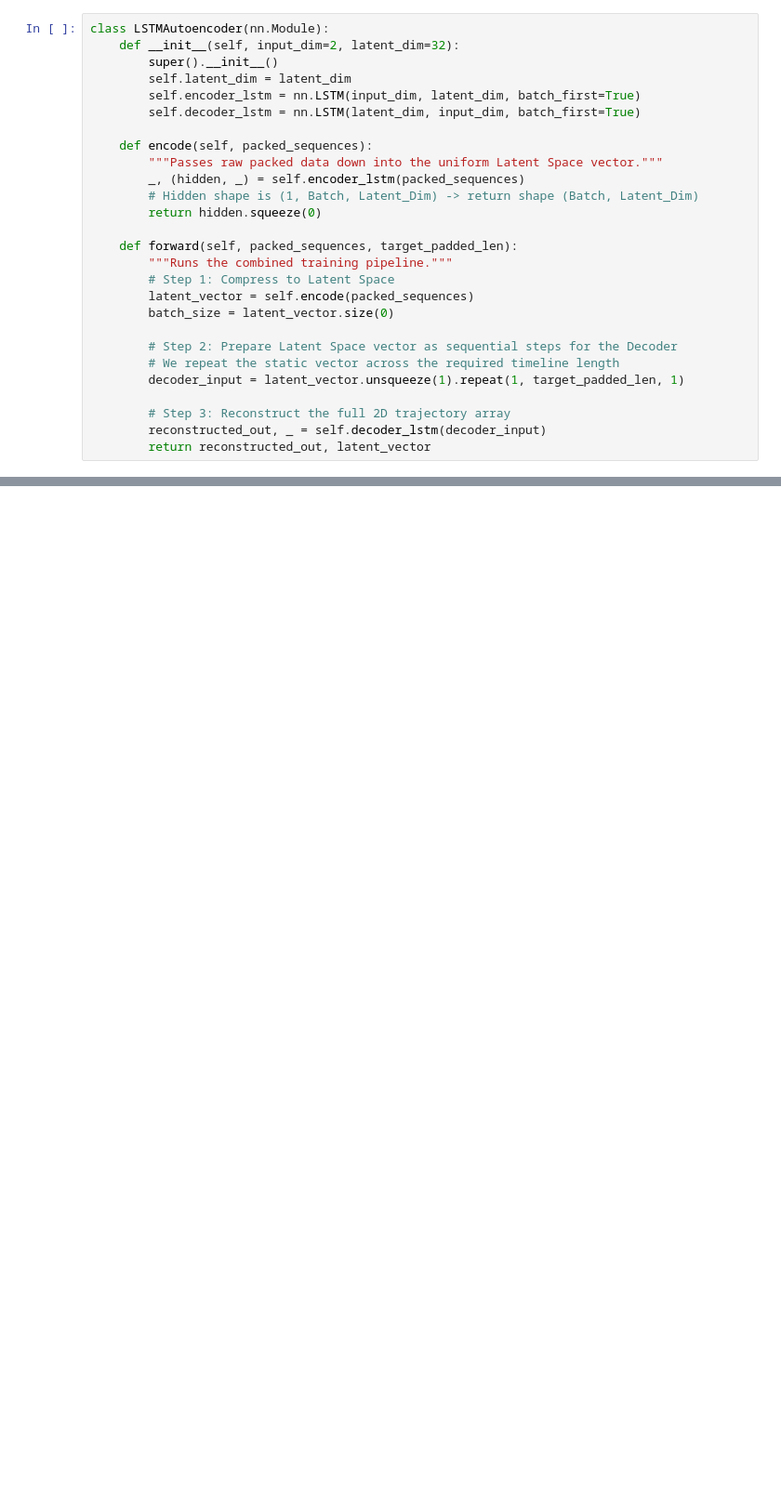
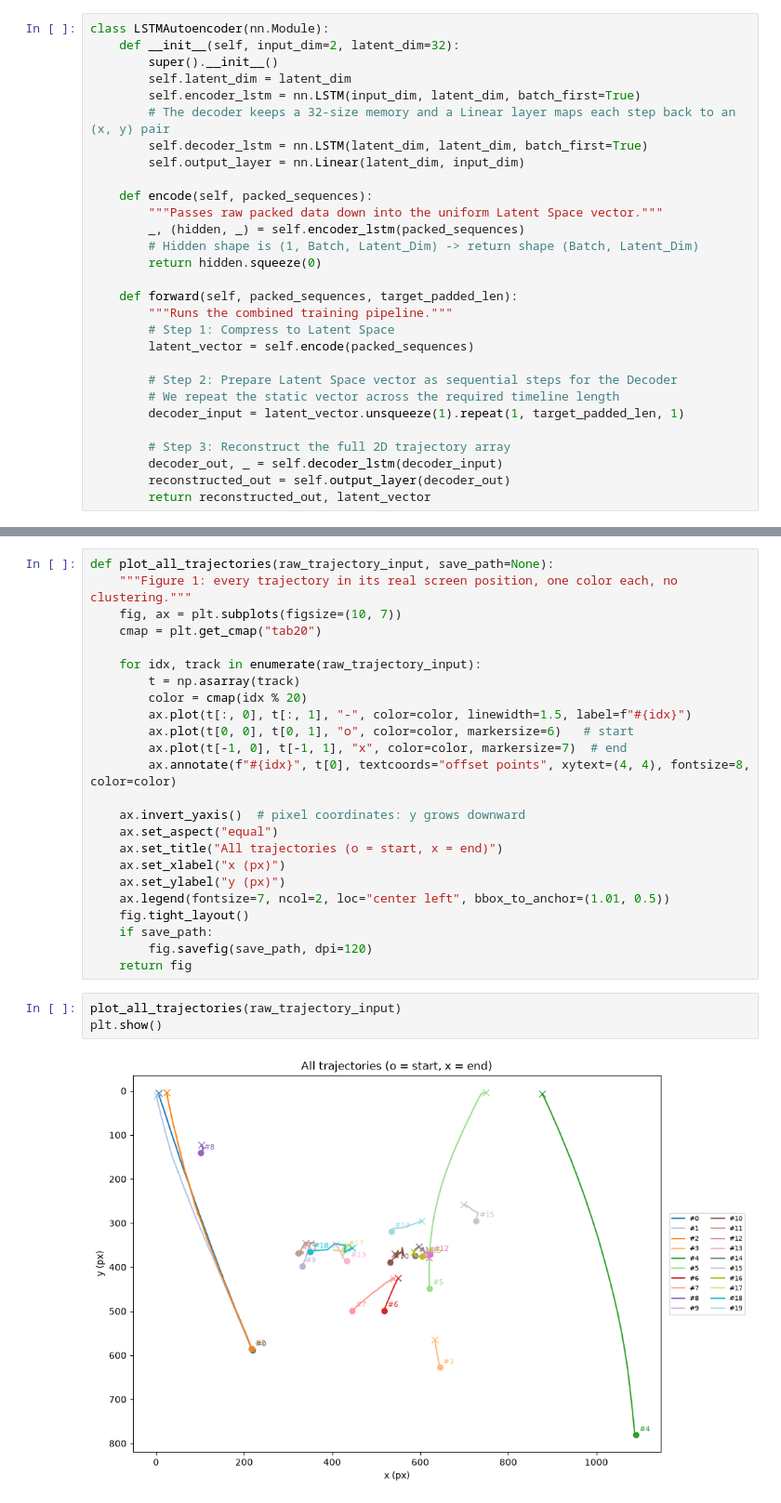
Before and after one commit to YakirAvner/Trajectory_ML, a Jupyter notebook: 1D_CNN_v1/Missile_or_Not.ipynb, the cells around one changed output, grey strips where cells are left out. Shown at 93% size. Cells and saved outputs as stored; diff of their text form; blank space fills up the shorter version.

Commit message:
Final version of the trajectory AI shape clustering model

```diff
--- a/1D_CNN_v1/Missile_or_Not.ipynb
+++ b/1D_CNN_v1/Missile_or_Not.ipynb
@@ -13,7 +13,9 @@ class LSTMAutoencoder(nn.Module):
         super().__init__()
         self.latent_dim = latent_dim
         self.encoder_lstm = nn.LSTM(input_dim, latent_dim, batch_first=True)
-        self.decoder_lstm = nn.LSTM(latent_dim, input_dim, batch_first=True)
+        # The decoder keeps a 32-size memory and a Linear layer maps each step back to an (x, y) pair
+        self.decoder_lstm = nn.LSTM(latent_dim, latent_dim, batch_first=True)
+        self.output_layer = nn.Linear(latent_dim, input_dim)
 
     def encode(self, packed_sequences):
         """Passes raw packed data down into the uniform Latent Space vector."""
@@ -25,14 +27,14 @@ class LSTMAutoencoder(nn.Module):
         """Runs the combined training pipeline."""
         # Step 1: Compress to Latent Space
         latent_vector = self.encode(packed_sequences)
-        batch_size = latent_vector.size(0)
 
         # Step 2: Prepare Latent Space vector as sequential steps for the Decoder
         # We repeat the static vector across the required timeline length
         decoder_input = latent_vector.unsqueeze(1).repeat(1, target_padded_len, 1)
 
         # Step 3: Reconstruct the full 2D trajectory array
-        reconstructed_out, _ = self.decoder_lstm(decoder_input)
+        decoder_out, _ = self.decoder_lstm(decoder_input)
+        reconstructed_out = self.output_layer(decoder_out)
         return reconstructed_out, latent_vector
 # %%
 raw_trajectory_input = [
@@ -187,0 +418,29 @@ Model trained successfully!
+# %%
+def plot_all_trajectories(raw_trajectory_input, save_path=None):
+    """Figure 1: every trajectory in its real screen position, one color each, no clustering."""
+    fig, ax = plt.subplots(figsize=(10, 7))
+    cmap = plt.get_cmap("tab20")
+
+    for idx, track in enumerate(raw_trajectory_input):
+        t = np.asarray(track)
+        color = cmap(idx % 20)
+        ax.plot(t[:, 0], t[:, 1], "-", color=color, linewidth=1.5, label=f"#{idx}")
+        ax.plot(t[0, 0], t[0, 1], "o", color=color, markersize=6)   # start
+        ax.plot(t[-1, 0], t[-1, 1], "x", color=color, markersize=7)  # end
+        ax.annotate(f"#{idx}", t[0], textcoords="offset points", xytext=(4, 4), fontsize=8, color=color)
+
+    ax.invert_yaxis()  # pixel coordinates: y grows downward
+    ax.set_aspect("equal")
+    ax.set_title("All trajectories (o = start, x = end)")
+    ax.set_xlabel("x (px)")
+    ax.set_ylabel("y (px)")
+    ax.legend(fontsize=7, ncol=2, loc="center left", bbox_to_anchor=(1.01, 0.5))
+    fig.tight_layout()
+    if save_path:
+        fig.savefig(save_path, dpi=120)
+    return fig
+# %%
+plot_all_trajectories(raw_trajectory_input)
+plt.show()
+# %% [output]
+[figure, added]
```
Also changed, not shown: parts of 5 cells of this notebook, 10 other files.
